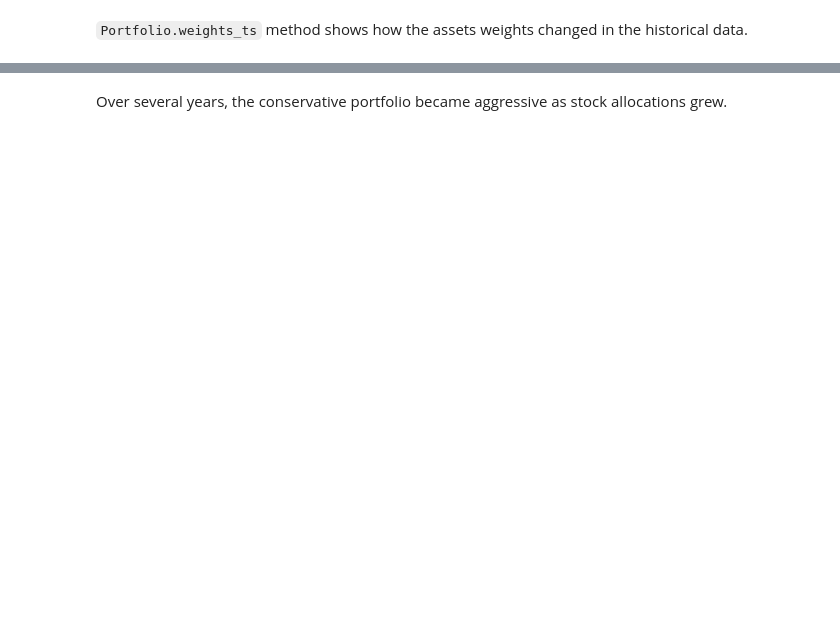
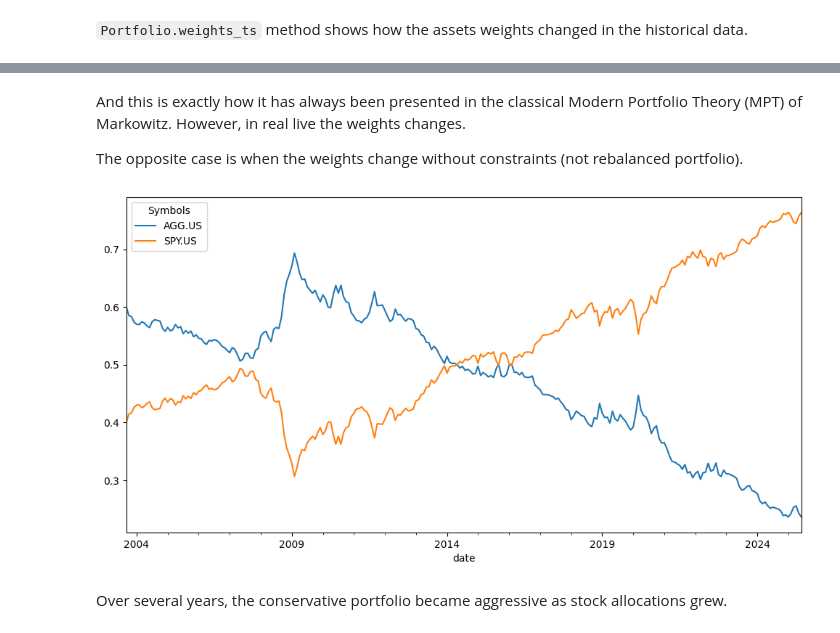
Before and after one commit to mbk-dev/okama, a Jupyter notebook: examples/10 rebalancing portfolio.ipynb, the cells around one changed output, grey strips where cells are left out. Drawn from its saved outputs; the diff is of its cells as text; code cells hidden in the pictures; blank space fills up the shorter version.

```diff
--- a/examples/10 rebalancing portfolio.ipynb
+++ b/examples/10 rebalancing portfolio.ipynb
@@ -175,3 +185,14 @@ weights_no_rebalancing.plot();
+# %% [markdown]
+And this is exactly how it has always been presented in the classical Modern Portfolio Theory (MPT) of Markowitz. However, in real live the weights changes.
+
+The opposite case is when the weights change without constraints (not rebalanced portfolio).
+# %%
+# change the rebalancing strategy
+pf2.rebalancing_strategy = no_reb
+# plot the weights
+pf2.weights_ts.plot();
+# %% [output]
+[figure, added]
 # %% [markdown]
 Over several years, the conservative portfolio became aggressive as stock allocations grew.
 # %%
```
Also changed, not shown: parts of 33 cells of this notebook.
